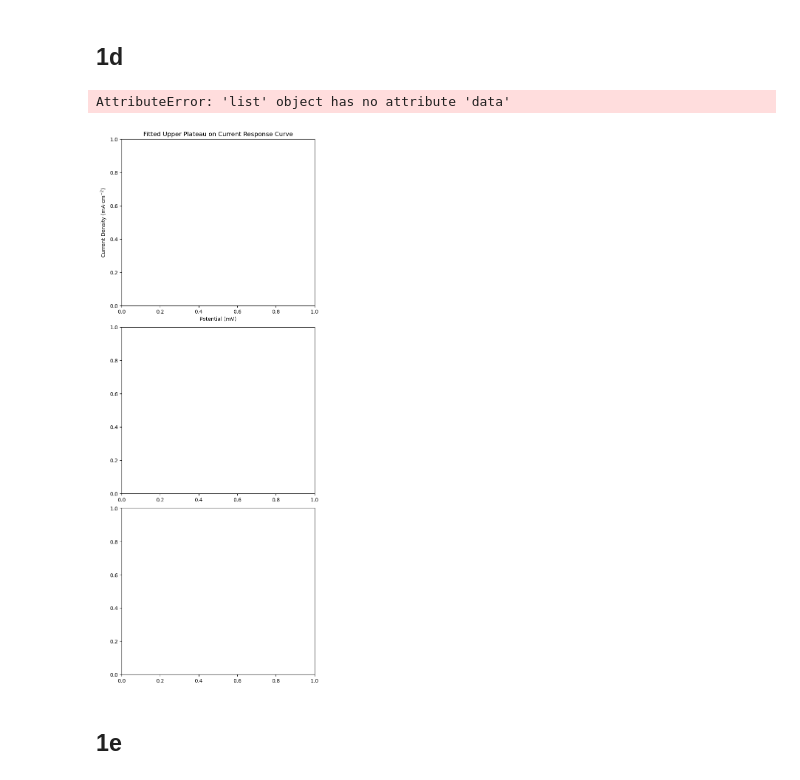
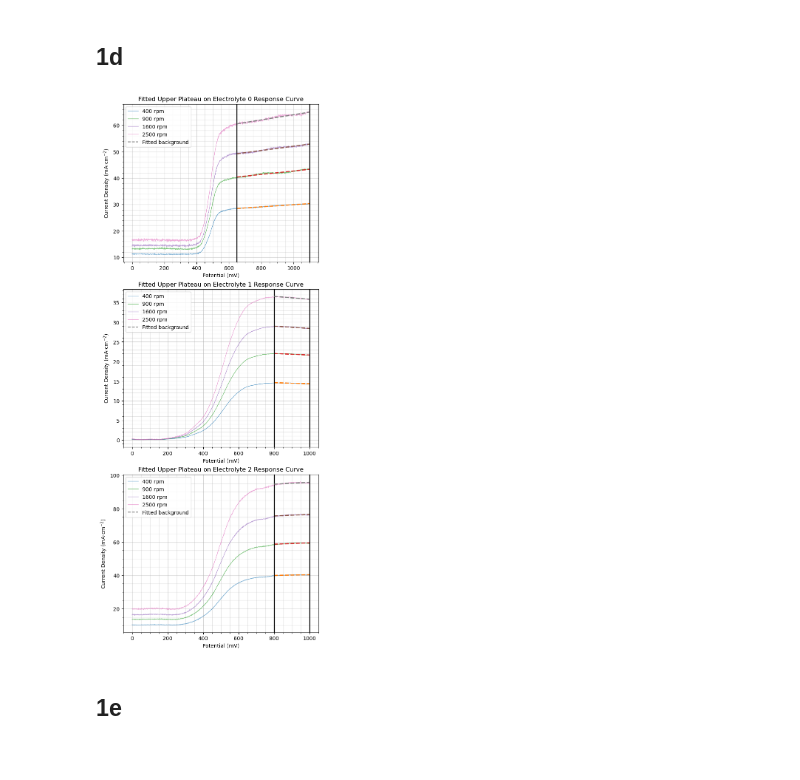
Before and after one commit to tsole0/midterm_meng, a Jupyter notebook: midterm_solutions.ipynb, the cells around one changed output. Saved outputs shown, nothing was run; the diff lists cells and outputs as text; code cells hidden in the pictures.

```diff
--- a/midterm_solutions.ipynb
+++ b/midterm_solutions.ipynb
@@ -98,6 +98,7 @@ def subtract_bgnd(electrolyte, idx, minV, maxV, graph=True):
         fig, (ax1, ax2) = plt.subplots(1, 2, layout='constrained', figsize=(12, 6))
 
     regressions = []
+    out = {}
     for rpm in RPMS:
         data = electrolyte.data[rpm].copy(deep=True)
 
@@ -134,6 +135,8 @@ def subtract_bgnd(electrolyte, idx, minV, maxV, graph=True):
             ax2.grid(which='major', alpha=0.5)
             ax2.legend(loc='lower right')
 
+        out[rpm] = data
+
     if graph==True:
         ax1.axvline(minV, color="gray", label='Fitting boundary', alpha=0.8, linewidth=2)
         ax1.axvline(maxV, color="gray", alpha=0.8, linewidth=2)
@@ -143,18 +146,20 @@ def subtract_bgnd(electrolyte, idx, minV, maxV, graph=True):
         ax1.legend(handles=handles, labels=labels)
         plt.show(fig)
 
-    new_electrolyte = Electrolyte(
+    adjusted_electrolyte = Electrolyte(
         electrolyte.conc,
         electrolyte.kin_visc,
         electrolyte.t_p,
-
+        out
     )
 
-    return regressions
+    return adjusted_electrolyte, regressions
 
-E1_lowerfit = subtract_bgnd(E1, 1, 0, 400)
-E2_lowerfit = subtract_bgnd(E2, 2, 0, 150)
-E3_lowerfit = subtract_bgnd(E3, 3, 0, 250)
+E1_base, E1_lowerfit = subtract_bgnd(E1, 1, 0, 400)
+E2_base, E2_lowerfit = subtract_bgnd(E2, 2, 0, 150)
+E3_base, E3_lowerfit = subtract_bgnd(E3, 3, 0, 250)
+
+lowerfits = E1_lowerfit + E2_lowerfit + E3_lowerfit
 # %% [output]
 [figure]
 [figure]
@@ -162,43 +167,44 @@ E3_lowerfit = subtract_bgnd(E3, 3, 0, 250)
 # %% [markdown]
 ## 1d
 # %%
-E1_base = subtract_bgnd(E1, 1, 0, 400, graph=False)
-E2_base = subtract_bgnd(E2, 2, 0, 150, graph=False)
-E3_base = subtract_bgnd(E3, 3, 0, 250, graph=False)
-
 corrected_data = [E1_base, E2_base, E3_base]
 
 start_end = [
     (650, 1100),
-    (800, 900),
-    (800, 925)
+    (800, 1000),
+    (800, 1000)
 ]
 
 fitted_uppers = []
 
 fig, axes = plt.subplots(3, 1, figsize=(6, 15), layout='constrained')
 for i, e in enumerate(corrected_data):
-    # Find upper bound
-    axes[i].set_title(f'Fitted Upper Plateau on Current Response Curve')
-    axes[i].set_ylabel(r"Current Density (mA$\cdot$cm$^{-2}$)")
-    axes[i].set_xlabel("Potential (mV)")
-    cdata = corrected_data[i].data
-    start = start_end[idx][0]
-    end = start_end[i][1]
-    upper_fit = linfit_range(e, start, end)
-    fitted_uppers.append(upper_fit)
-    axes[i].plot(cdata['V (mV)'], cdata['Current Density (mA/cm2)'])
-    N = np.linspace(start, end, 1000)
-    axes[i].axvline(start, color='black')
-    axes[i].axvline(end, color='black')
-    axes[i].plot(N, [upper_fit.slope*n + upper_fit.intercept for n in N], label=r'Fitted upper plateau')
-    axes[i].minorticks_on()
-    axes[i].grid(which='both', alpha=0.3)
-    axes[i].grid(which='major', alpha=0.5)
-    axes[i].legend()
+    for rpm in RPMS:
+        # Find upper bound
+        axes[i].set_title(f'Fitted Upper Plateau on Electrolyte {i} Response Curve')
+        axes[i].set_ylabel(r"Current Density (mA$\cdot$cm$^{-2}$)")
+        axes[i].set_xlabel("Potential (mV)")
+
+        cdata = corrected_data[i].data[rpm]
+        start = start_end[i][0]
+        end = start_end[i][1]
+
+        upper_fit = linfit_range(cdata, start, end)
+        fitted_uppers.append(upper_fit)
+        axes[i].plot(cdata['V (mV)'], cdata['Current Density (mA/cm2)'], label=f'{rpm} rpm', alpha=0.6, linewidth=1)
+        N = np.linspace(start, end, 1000)
+        axes[i].axvline(start, color='black')
+        axes[i].axvline(end, color='black')
+        axes[i].plot(N, [upper_fit.slope*n + upper_fit.intercept for n in N], ls='--', linewidth=2)
+        axes[i].minorticks_on()
+        axes[i].grid(which='both', alpha=0.3)
+        axes[i].grid(which='major', alpha=0.5)
+        handles, labels = axes[i].get_legend_handles_labels()
+        handles.append(Line2D([0], [0], color='gray', linestyle='--', linewidth=1.5))
+        labels.append('Fitted background')
+        axes[i].legend(handles=handles, labels=labels)
 # %% [output]
-AttributeError: 'list' object has no attribute 'data'
-[figure, old version]
+[figure, new version]
 # %% [markdown]
 ## 1e
 # %%
```
Also changed, not shown: parts of 5 cells of this notebook.
